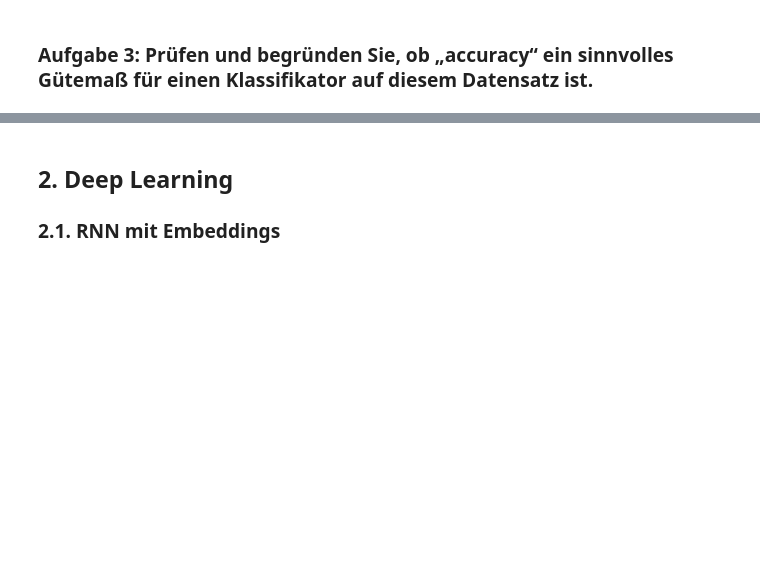
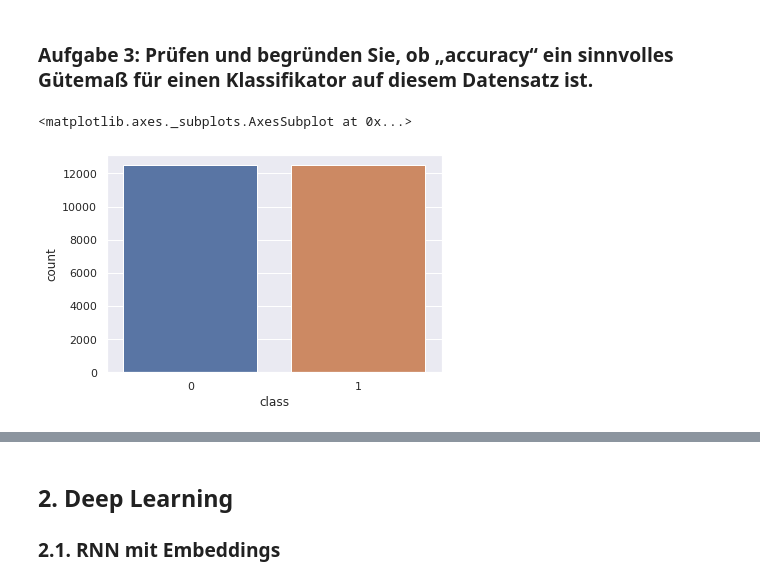
Before and after one commit to tobirohrer/webmining, a Jupyter notebook: praktikum5/Praktikum5.ipynb, the cells around one changed output, grey strips where cells are left out. Saved outputs shown, nothing was run; the diff lists cells and outputs as text; code cells hidden in the pictures; blank space fills up the shorter version.

```diff
--- a/praktikum5/Praktikum5.ipynb
+++ b/praktikum5/Praktikum5.ipynb
@@ -142,0 +190,10 @@ Ist ein Datensatz mit 1 gelabelt, dann steht dies fuer einen eher positives Revi
+# %%
+%matplotlib inline
+import seaborn as sns
+unique, counts = numpy.unique(y_train, return_counts=True)
+count_labels = pd.DataFrame(zip(unique, counts))
+count_labels.columns = ['class', 'count']
+sns.barplot(x='class', y='count', data=count_labels)
+# %% [output]
+<matplotlib.axes._subplots.AxesSubplot at 0x...>
+[figure, added]
```
Also changed, not shown: parts of 27 cells of this notebook.
